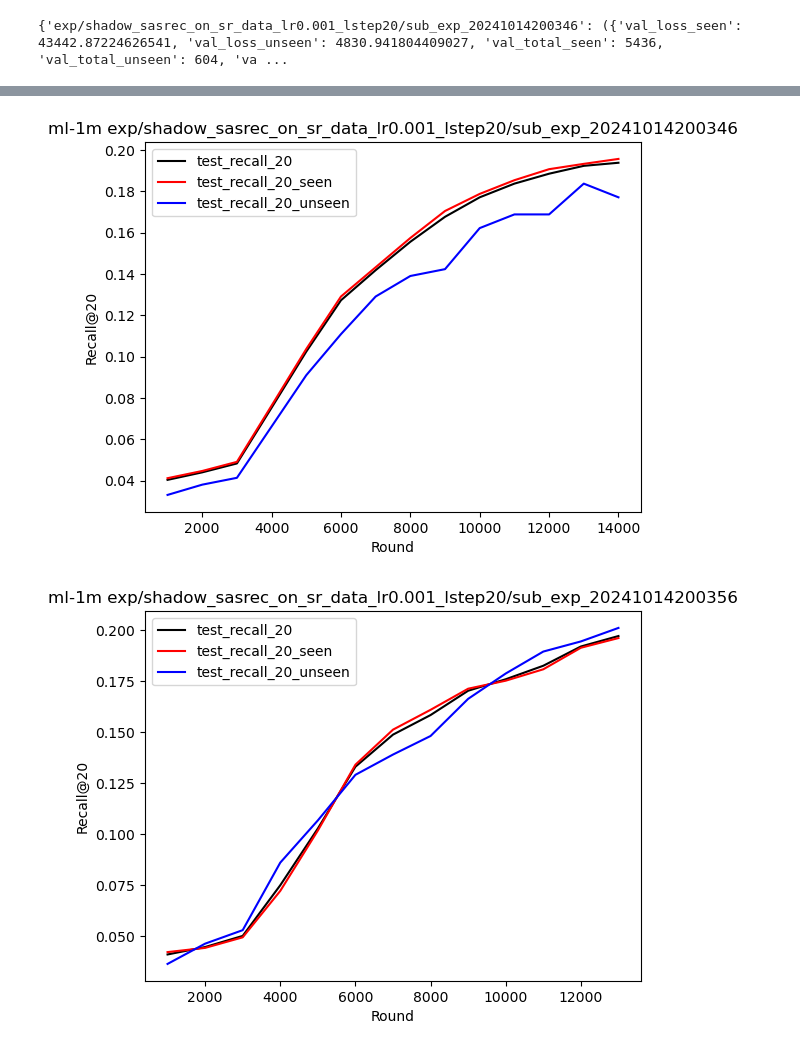
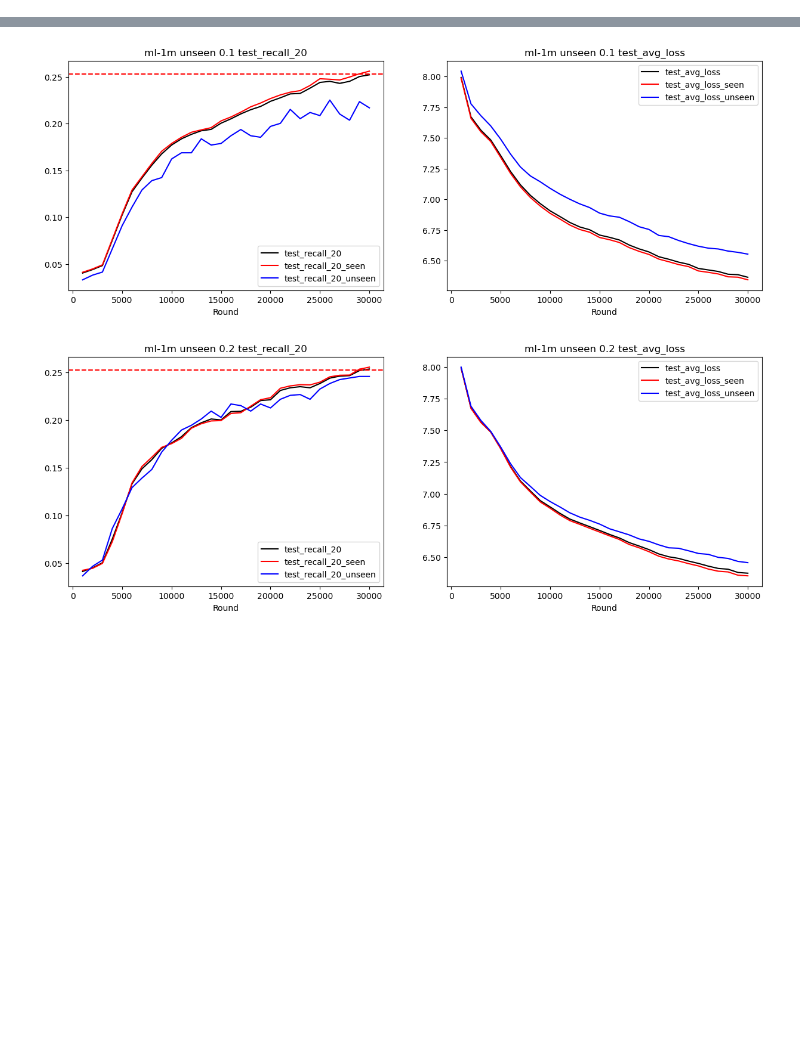
Before and after one commit to oss0430/DAforFedSeqRec, a Jupyter notebook: seenVsUnseen.ipynb, the cells around one changed output, grey strips where cells are left out. Saved outputs shown, nothing was run; the diff lists cells and outputs as text; code cells hidden in the pictures; blank space fills up the shorter version.

Commit message:
Fixed Log parser for Final Round

```diff
--- a/seenVsUnseen.ipynb
+++ b/seenVsUnseen.ipynb
@@ -29,11 +29,9 @@ Amazon_Beauty_Paths = [
 path_dict = {'ml-1m': ML_1M_Paths, 'sports': Amazon_Sports_paths, 'beauty': Amazon_Beauty_Paths}
 # %%
 ## Load the evaluation metrics
-eval_metrics = from_dir_paths_get_eval_metrics(path_dict[dataset_key], )
-print(eval_metrics)
-#print(eval_metrics[path_dict[dataset_key]].keys())
+eval_metrics = from_dir_paths_get_eval_metrics(path_dict[dataset_key])
+for dataset_path, result in eval_metrics.items():
+    (best_result, round_via_results) = result
-# %% [output]
-{'exp/shadow_sasrec_on_sr_data_lr0.001_lstep20/sub_exp_20241014200346': ({'val_loss_seen': 43442.87224626541, 'val_loss_unseen': 4830.941804409027, 'val_total_seen': 5436, 'val_total_unseen': 604, 'va ...
 # %%
 ## from evaluation metrics plot the metrics
 ## and show best results
@@ -41,20 +39,30 @@ import matplotlib.pyplot as plt
 import pandas as pd
 import numpy as np
 
-rubics = ['test_recall_20']
-seen_rubics = ['test_recall_20_seen']
-unseen_rubics = ['test_recall_20_unseen']
+rubics = ['test_recall_20', 'test_avg_loss']
+seen_rubics = ['test_recall_20_seen', 'test_avg_loss_seen']
+unseen_rubics = ['test_recall_20_unseen', 'test_avg_loss_unseen']
 
+full_participating_test_recall_20 ={
+    "ml-1m" : 0.2528,
+    "sports": 0.0364,
+    "beauty" : 0.0690
+}
+
+dataset_unseen_ratios = {
+    'ml-1m': [0.1, 0.2, 0.3, 0.4, 0.5, 0.6, 0.7, 0.8, 0.9],
+    'sports': [0.1, 0.3, 0.5, 0.7, 0.9],
+    'beauty': [0.1, 0.3, 0.5, 0.7, 0.9]
+}
 ## print df
-columns = ['path', 'test_recall_20', 'test_recall_20_seen', 'test_recall_20_unseen']
-
+columns = ['unseen_ratio', 'test_recall_20', 'test_recall_20_seen', 'test_recall_20_unseen', 'test_avg_loss', 'test_avg_loss_seen', 'test_avg_loss_unseen']
 df_dict = {}
 for column in columns:
     df_dict[column] = []
 
-for dataset_path, result in eval_metrics.items():
+for ids, result in enumerate(eval_metrics.values()):
     (best_result, round_via_results) = result
-    df_dict['path'].append(dataset_path)
+    df_dict['unseen_ratio'].append(dataset_unseen_ratios[dataset_key][ids])
     for column in columns[1:]:
         df_dict[column].append(best_result[column])
 df = pd.DataFrame(df_dict)
@@ -62,35 +70,42 @@ df = pd.DataFrame(df_dict)
 print(df.round(4))
 
 ## plot round via results and save the best results as df
+path_via_rubics = {}
 for dataset_path, result in eval_metrics.items():
     (best_result, round_via_results) = result
-    rubic_results = [[]*len(rubics)]
+    rubic_results = [[] for _ in range(len(rubics))]
     for rubic_id, rubic in enumerate(rubics):
         for i in range(0,len(round_via_results['Round'])):
             rubic_results[rubic_id].append(round_via_results['Results_raw'][i][rubic])
     rubic_results = np.array(rubic_results)
-    seen_rubic_results = [[]*len(seen_rubics)]
-    for seen_rubic in seen_rubics:
+    seen_rubic_results = [[] for _ in range(len(seen_rubics))]
+    for rubic_id, seen_rubic in enumerate(seen_rubics):
         for i in range(len(round_via_results['Round'])):
             seen_rubic_results[rubic_id].append(round_via_results['Results_raw'][i][seen_rubic])
     seen_rubic_results = np.array(seen_rubic_results)
-    unseen_rubic_results = [[]*len(unseen_rubics)]
-    for unseen_rubic in unseen_rubics:
+    unseen_rubic_results = [[] for _ in range(len(unseen_rubics))]
+    for rubic_id, unseen_rubic in enumerate(unseen_rubics):
         for i in range(len(round_via_results['Round'])):
             unseen_rubic_results[rubic_id].append(round_via_results['Results_raw'][i][unseen_rubic])
     unseen_rubic_results = np.array(unseen_rubic_results)
+    path_via_rubics[dataset_path] = (rubic_results, seen_rubic_results, unseen_rubic_results)
 
-    ## plot the results
-    fig, ax = plt.subplots()
-    for rubic_id, rubic_result in enumerate(rubic_results):
-        ax.plot(round_via_results['Round'], rubic_result, label = rubics[rubic_id], color='black')
-    for rubic_id, seen_rubic_result in enumerate(seen_rubic_results):
-        ax.plot(round_via_results['Round'], seen_rubic_result, label = seen_rubics[rubic_id], color='red')
-    for rubic_id, unseen_rubic_result in enumerate(unseen_rubic_results):
-        ax.plot(round_via_results['Round'], unseen_rubic_result, label = unseen_rubics[rubic_id], color='blue')
-    ax.set_xlabel('Round')
-    ax.set_ylabel('Recall@20')
-    ax.set_title(f'{dataset_key} {dataset_path}')
-    ax.legend()
-    plt.show()
+## plot the results
+ratio_idx = 0
+for dataset_path, (rubic_results, seen_rubic_results, unseen_rubic_results) in path_via_rubics.items():
+    ## plot in the same canvas with different sub plot
+    fig, axs = plt.subplots(1, 2, figsize=(15, 5))  # Create subplots for Rubic 1 and Rubic 2
+
+    for rubic_id, (current_rubic_all, current_rubic_seen, current_rubic_unseen) in enumerate(zip(rubic_results, seen_rubic_results, unseen_rubic_results)):
+        ax = axs[rubic_id]
+        ax.plot(round_via_results['Round'], current_rubic_all, label = rubics[rubic_id], color='black')
+        ax.plot(round_via_results['Round'], current_rubic_seen, label = seen_rubics[rubic_id], color='red')
+        ax.plot(round_via_results['Round'], current_rubic_unseen, label = unseen_rubics[rubic_id], color='blue')
+        ax.set_xlabel('Round')
+        ax.title.set_text(f"{dataset_key} unseen {dataset_unseen_ratios[dataset_key][ratio_idx]} {rubics[rubic_id]}")
+        ax.legend()
+        if rubics[rubic_id] == 'test_recall_20':
+            ax.axhline(y=full_participating_test_recall_20[dataset_key], color='r', linestyle='--', label='Full Participating')
+
+    ratio_idx += 1
 # %% [output]
@@ -114,2 +129,2 @@ for dataset_path, result in eval_metrics.items():
-[figure, old version]
+[figure, new version]
-[figure, old version]
+[figure, new version]
```
Also changed, not shown: parts of 2 cells of this notebook, 3 other files.
